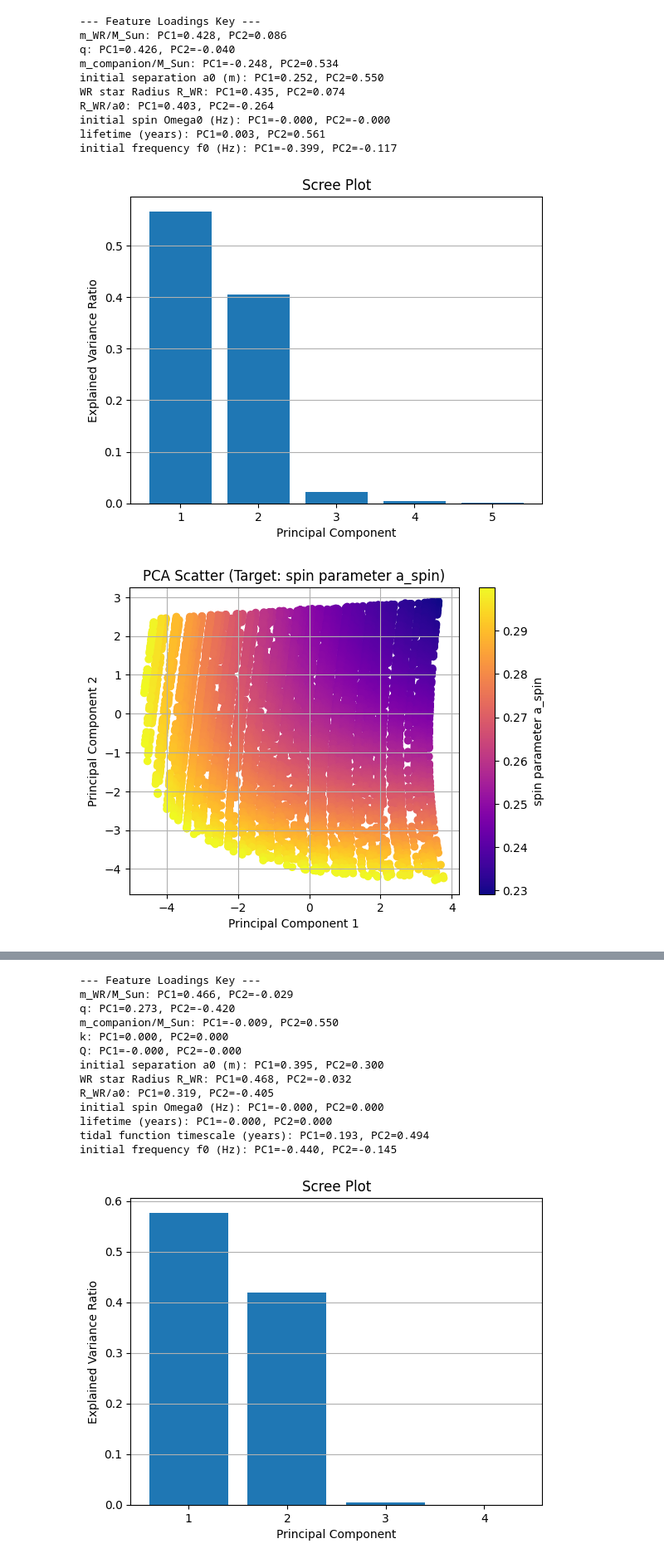
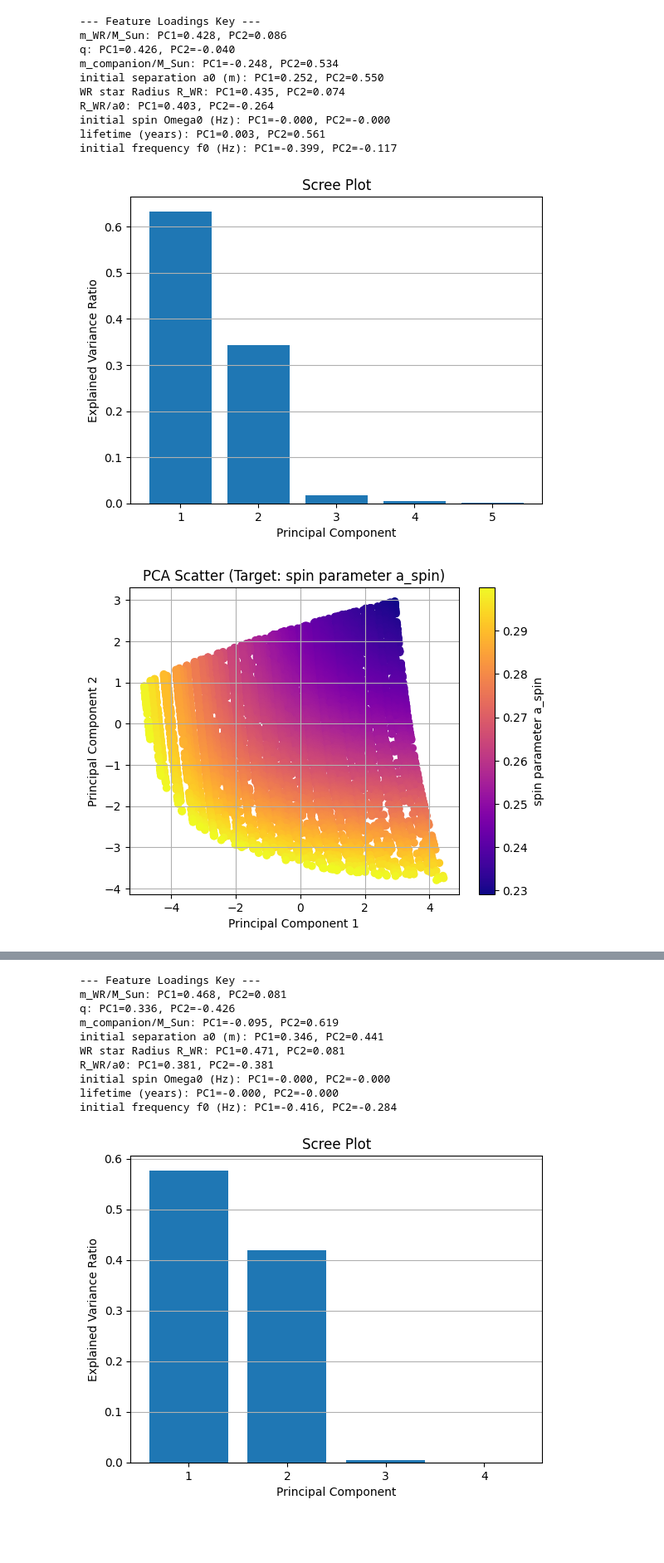
Before and after one commit to Nyaa394/Tidal-Spin-Up-in-Wolf-Rayet-Stars, a Jupyter notebook: PCA.ipynb, the cells around one changed output, grey strips where cells are left out. Shown at 83% size. Cells and saved outputs as stored; diff of their text form; code cells hidden in the pictures; blank space fills up the shorter version.

```diff
--- a/PCA.ipynb
+++ b/PCA.ipynb
@@ -18,7 +18,7 @@ initial frequency f0 (Hz): PC1=-0.399, PC2=-0.117
 # %%
 #same but for mid
 import functions as f
-f.pca(file_paths="Data_mid.csv", target_col='spin parameter a_spin', feature_cols=['m_WR/M_Sun', 'q', 'm_companion/M_Sun', 'initial separation a0 (m)', 'WR star Radius R_WR', 'R_WR/a0', 'initial spin Omega0 (Hz)', 'lifetime (years)','initial frequency f0 (Hz)'], n_components=5)
+f.pca_old(file_paths="Data_mid.csv", target_col='spin parameter a_spin', feature_cols=['m_WR/M_Sun', 'q', 'm_companion/M_Sun', 'initial separation a0 (m)', 'WR star Radius R_WR', 'R_WR/a0', 'initial spin Omega0 (Hz)', 'lifetime (years)','initial frequency f0 (Hz)'], n_components=5)
 # %% [output]
-[figure, old version]
+[figure, new version]
-[figure, old version]
+[figure, new version]
@@ -26,16 +26,13 @@ f.pca(file_paths="Data_mid.csv", target_col='spin parameter a_spin', feature_col
 --- Feature Loadings Key ---
-m_WR/M_Sun: PC1=0.466, PC2=-0.029
-q: PC1=0.273, PC2=-0.420
-m_companion/M_Sun: PC1=-0.009, PC2=0.550
-k: PC1=0.000, PC2=0.000
-Q: PC1=-0.000, PC2=-0.000
-initial separation a0 (m): PC1=0.395, PC2=0.300
-WR star Radius R_WR: PC1=0.468, PC2=-0.032
-R_WR/a0: PC1=0.319, PC2=-0.405
-initial spin Omega0 (Hz): PC1=-0.000, PC2=0.000
-lifetime (years): PC1=-0.000, PC2=0.000
-tidal function timescale (years): PC1=0.193, PC2=0.494
-initial frequency f0 (Hz): PC1=-0.440, PC2=-0.145
+m_WR/M_Sun: PC1=0.468, PC2=0.081
+q: PC1=0.336, PC2=-0.426
+m_companion/M_Sun: PC1=-0.095, PC2=0.619
+initial separation a0 (m): PC1=0.346, PC2=0.441
+WR star Radius R_WR: PC1=0.471, PC2=0.081
+R_WR/a0: PC1=0.381, PC2=-0.381
+initial spin Omega0 (Hz): PC1=-0.000, PC2=-0.000
+lifetime (years): PC1=-0.000, PC2=-0.000
+initial frequency f0 (Hz): PC1=-0.416, PC2=-0.284
 # %%
 #terms from dOmegadt
 
```
Also changed, not shown: parts of 3 cells of this notebook.
